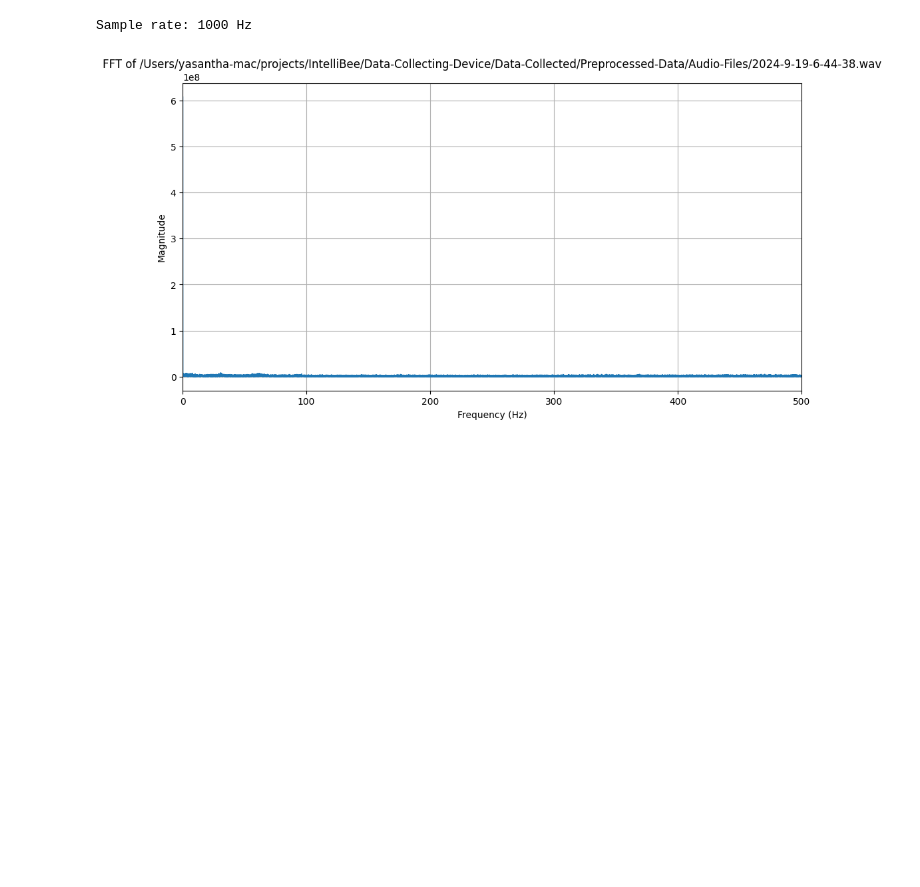
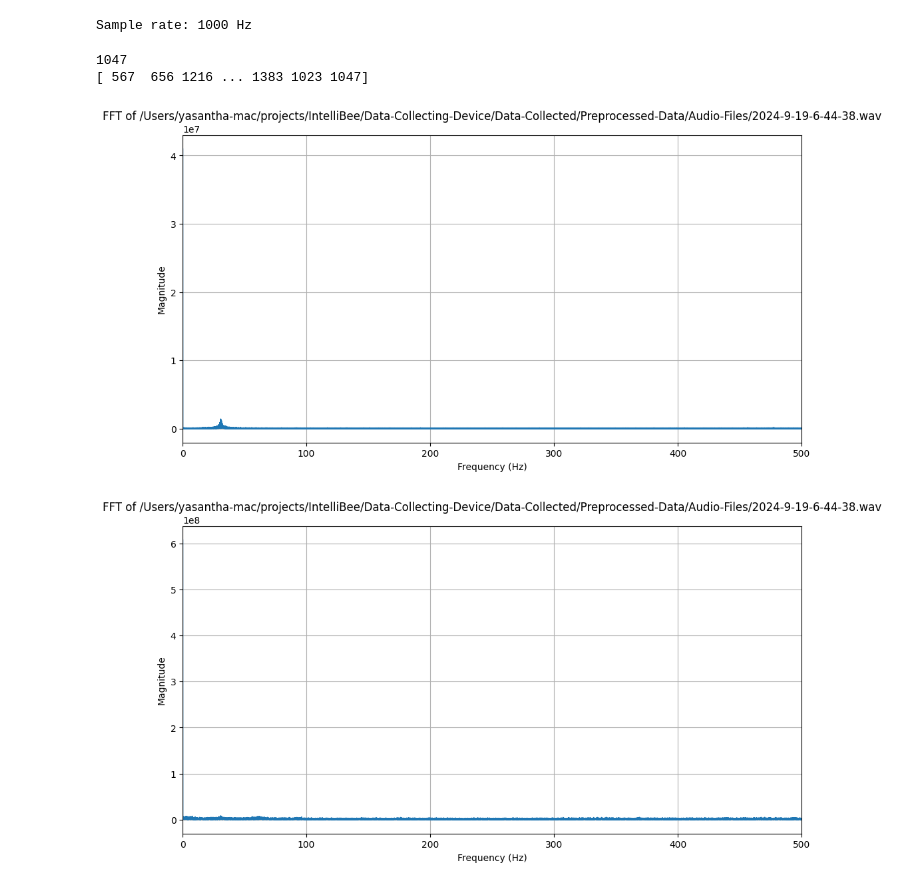
Before and after one commit to CSE-ICE-21/IntelliBee, a Jupyter notebook: Data-Collecting-Device/Data-Visualization/visualize_audio_data.ipynb, the cells around one changed output. Saved outputs shown, nothing was run; the diff lists cells and outputs as text; code cells hidden in the pictures; blank space fills up the shorter version.

Commit message:
Added Visulaizations - Added Device wake-sleep time visualizations - Modified audio visualizations (use raw data) - Removed .DS_Store

```diff
--- a/Data-Collecting-Device/Data-Visualization/visualize_audio_data.ipynb
+++ b/Data-Collecting-Device/Data-Visualization/visualize_audio_data.ipynb
@@ -30,11 +30,40 @@ def perform_fft_and_plot(wav_file:str):
 
 PARENT_PATH = os.path.dirname(os.getcwd())
 PREPROCESSED_DATA_PATH = os.path.join(PARENT_PATH, 'Data-Collected','Preprocessed-Data','Audio-Files','2024-9-19-6-44-38.wav')
+# %%
+RAW_DATA_PATH = os.path.join(PARENT_PATH, 'Data-Collected','Raw-Data','2024-9-19-6-44-38.txt')
 # %%
 sample_rate, audio_data = wavfile.read(PREPROCESSED_DATA_PATH)
 print(f'Sample rate: {sample_rate} Hz')
 # %% [output]
 Sample rate: 1000 Hz
+# %%
+data:None
+with open(RAW_DATA_PATH, 'r') as file:
+    data = file.read()
+
+
+data = data.split('\n')[1].strip(",").split(',')
+print(data[-1])
+numpy_data = np.array(data, dtype=np.int16)
+print(numpy_data)
+
+fft_result = np.fft.fft(numpy_data)
+sample_rate = 1000
+fft_magnitude = np.abs(fft_result)[:len(numpy_data) // 2]  # Take the magnitude and half the spectrum
+frequencies = np.fft.fftfreq(len(numpy_data), 1/sample_rate)[:len(numpy_data) // 2]  # Frequencies corresponding to the FFT
+plt.figure(figsize=(12, 6))
+plt.plot(frequencies, fft_magnitude)
+plt.title(f'FFT of {PREPROCESSED_DATA_PATH}')
+plt.xlabel('Frequency (Hz)')
+plt.ylabel('Magnitude')
+plt.xlim(0, sample_rate / 2)  # Plot up to Nyquist frequency
+plt.grid()
+plt.show()
+# %% [output]
+1047
+[ 567  656 1216 ... 1383 1023 1047]
+[figure, added]
 # %%
 n = len(audio_data)
 fft_result = np.fft.fft(audio_data)
```
Also changed, not shown: 6 other files.
